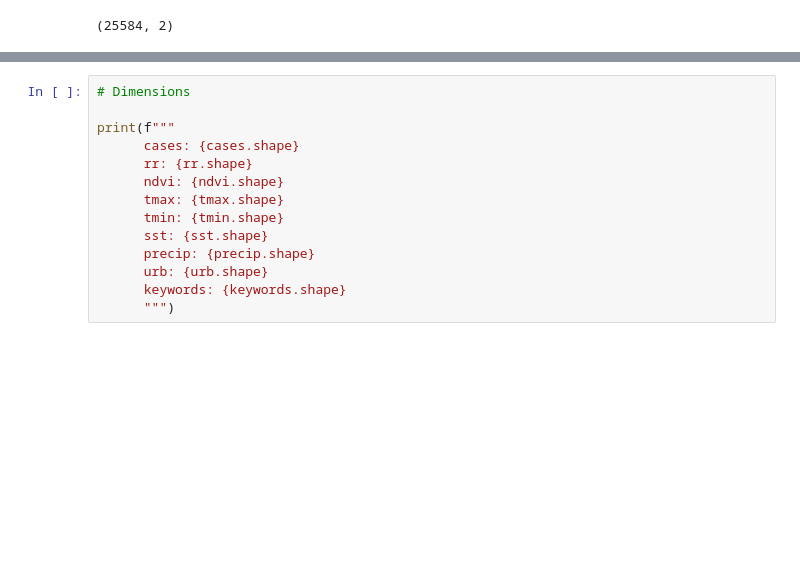
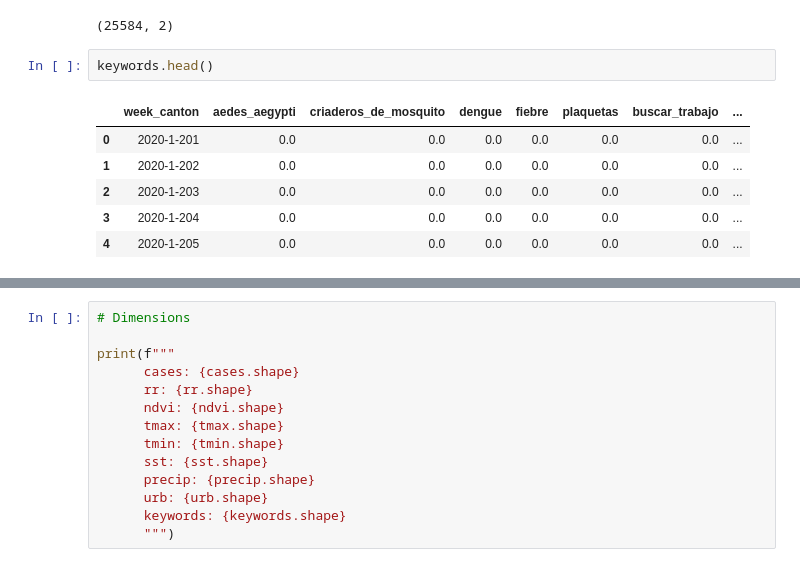
Before and after one commit to artisticlimon/dengue-model, a Jupyter notebook: processing/integrate_data/integrate_data.ipynb, the cells around one changed output, grey strips where cells are left out. Cells and saved outputs as stored; diff of their text form; blank space fills up the shorter version.

```diff
--- a/processing/integrate_data/integrate_data.ipynb
+++ b/processing/integrate_data/integrate_data.ipynb
@@ -301,6 +300,15 @@ urb = urb[no_total]
 urb.shape
 # %% [output]
 (25584, 2)
+# %%
+keywords.head()
+# %% [output]
+|  | week_canton | aedes_aegypti | criaderos_de_mosquito | dengue | fiebre | plaquetas | buscar_trabajo | ... |
+| 0 | 2020-1-201 | 0.0 | 0.0 | 0.0 | 0.0 | 0.0 | 0.0 | ... |
+| 1 | 2020-1-202 | 0.0 | 0.0 | 0.0 | 0.0 | 0.0 | 0.0 | ... |
+| 2 | 2020-1-203 | 0.0 | 0.0 | 0.0 | 0.0 | 0.0 | 0.0 | ... |
+| 3 | 2020-1-204 | 0.0 | 0.0 | 0.0 | 0.0 | 0.0 | 0.0 | ... |
+| 4 | 2020-1-205 | 0.0 | 0.0 | 0.0 | 0.0 | 0.0 | 0.0 | ... |
 # %%
 keywords.isna().sum()
 # %% [output]
```
Also changed, not shown: parts of 19 cells of this notebook, 2 other files.
